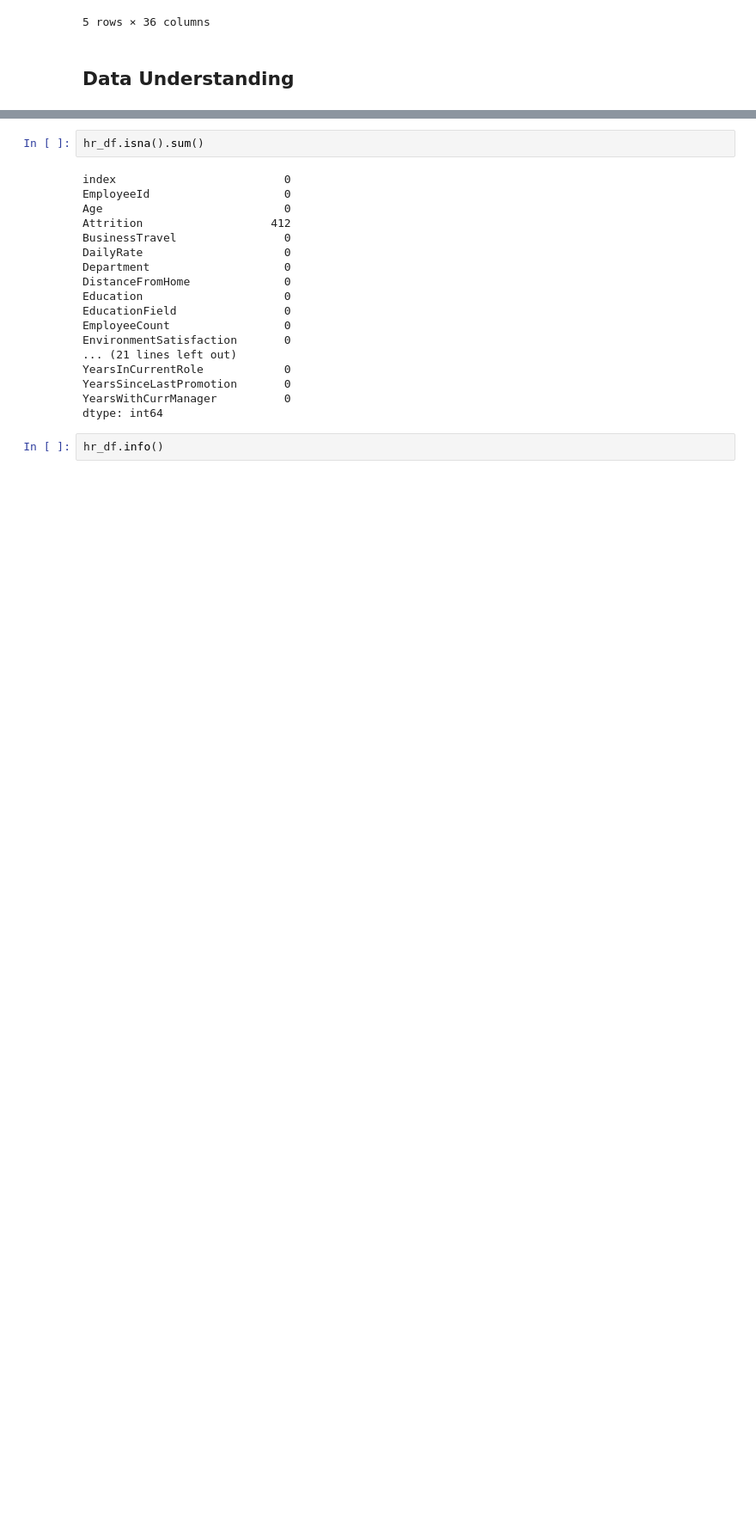
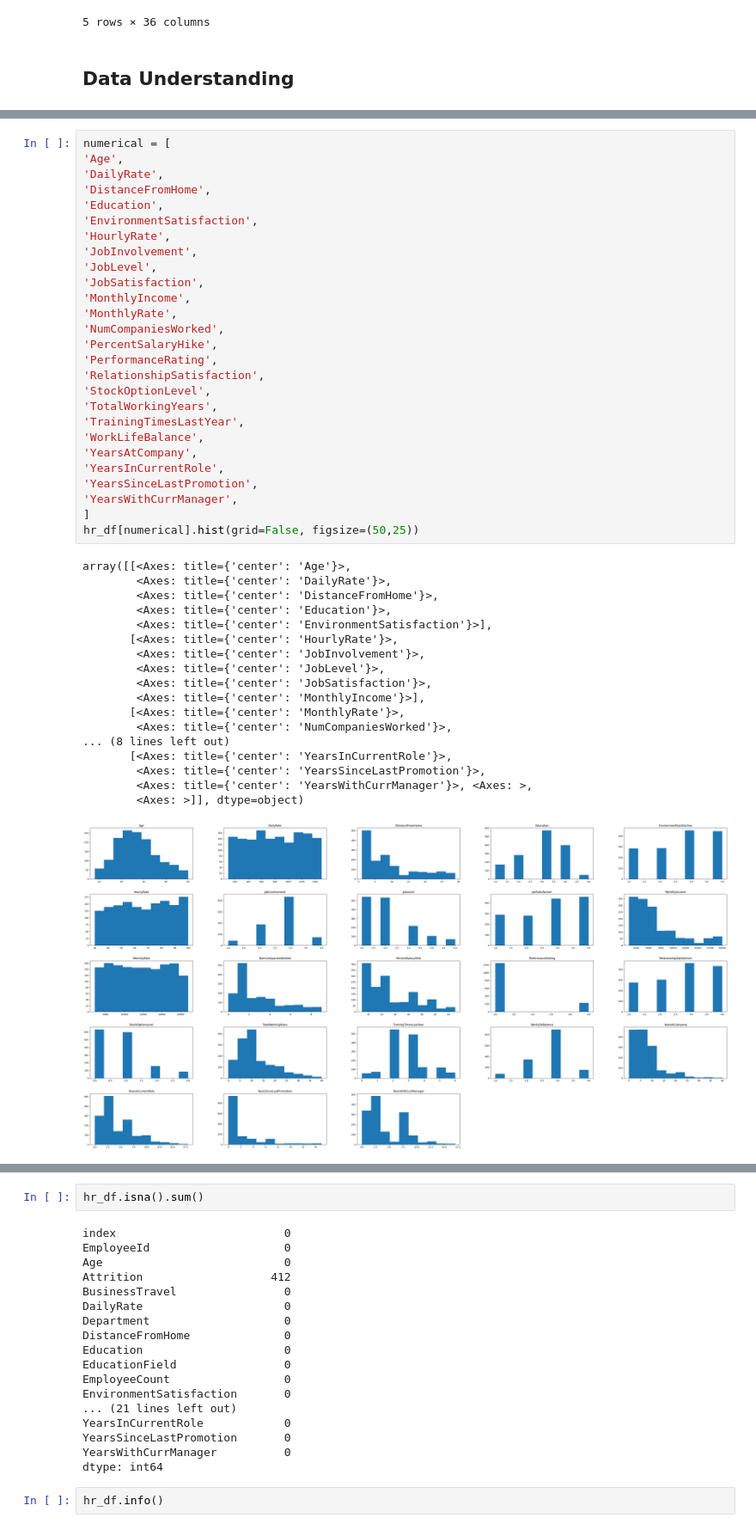
Before and after one commit to Xullfikar/Human-Resources-Project, a Jupyter notebook: notebook.ipynb, the cells around one changed output, grey strips where cells are left out. Shown at 86% size. Cells and saved outputs as stored; diff of their text form; blank space fills up the shorter version.

```diff
--- a/notebook.ipynb
+++ b/notebook.ipynb
@@ -49,0 +68,46 @@ hr_df.head(5)
+# %%
+numerical = [
+'Age',
+'DailyRate',
+'DistanceFromHome',
+'Education',
+'EnvironmentSatisfaction',
+'HourlyRate',
+'JobInvolvement',
+'JobLevel',
+'JobSatisfaction',
+'MonthlyIncome',
+'MonthlyRate',
+'NumCompaniesWorked',
+'PercentSalaryHike',
+'PerformanceRating',
+'RelationshipSatisfaction',
+'StockOptionLevel',
+'TotalWorkingYears',
+'TrainingTimesLastYear',
+'WorkLifeBalance',
+'YearsAtCompany',
+'YearsInCurrentRole',
+'YearsSinceLastPromotion',
+'YearsWithCurrManager',
+]
+hr_df[numerical].hist(grid=False, figsize=(50,25))
+# %% [output]
+array([[<Axes: title={'center': 'Age'}>,
+        <Axes: title={'center': 'DailyRate'}>,
+        <Axes: title={'center': 'DistanceFromHome'}>,
+        <Axes: title={'center': 'Education'}>,
+        <Axes: title={'center': 'EnvironmentSatisfaction'}>],
+       [<Axes: title={'center': 'HourlyRate'}>,
+        <Axes: title={'center': 'JobInvolvement'}>,
+        <Axes: title={'center': 'JobLevel'}>,
+        <Axes: title={'center': 'JobSatisfaction'}>,
+        <Axes: title={'center': 'MonthlyIncome'}>],
+       [<Axes: title={'center': 'MonthlyRate'}>,
+        <Axes: title={'center': 'NumCompaniesWorked'}>,
+... (8 lines left out)
+       [<Axes: title={'center': 'YearsInCurrentRole'}>,
+        <Axes: title={'center': 'YearsSinceLastPromotion'}>,
+        <Axes: title={'center': 'YearsWithCurrManager'}>, <Axes: >,
+        <Axes: >]], dtype=object)
+[figure, added]
```
Also changed, not shown: parts of 7 cells of this notebook, 2 other files.
